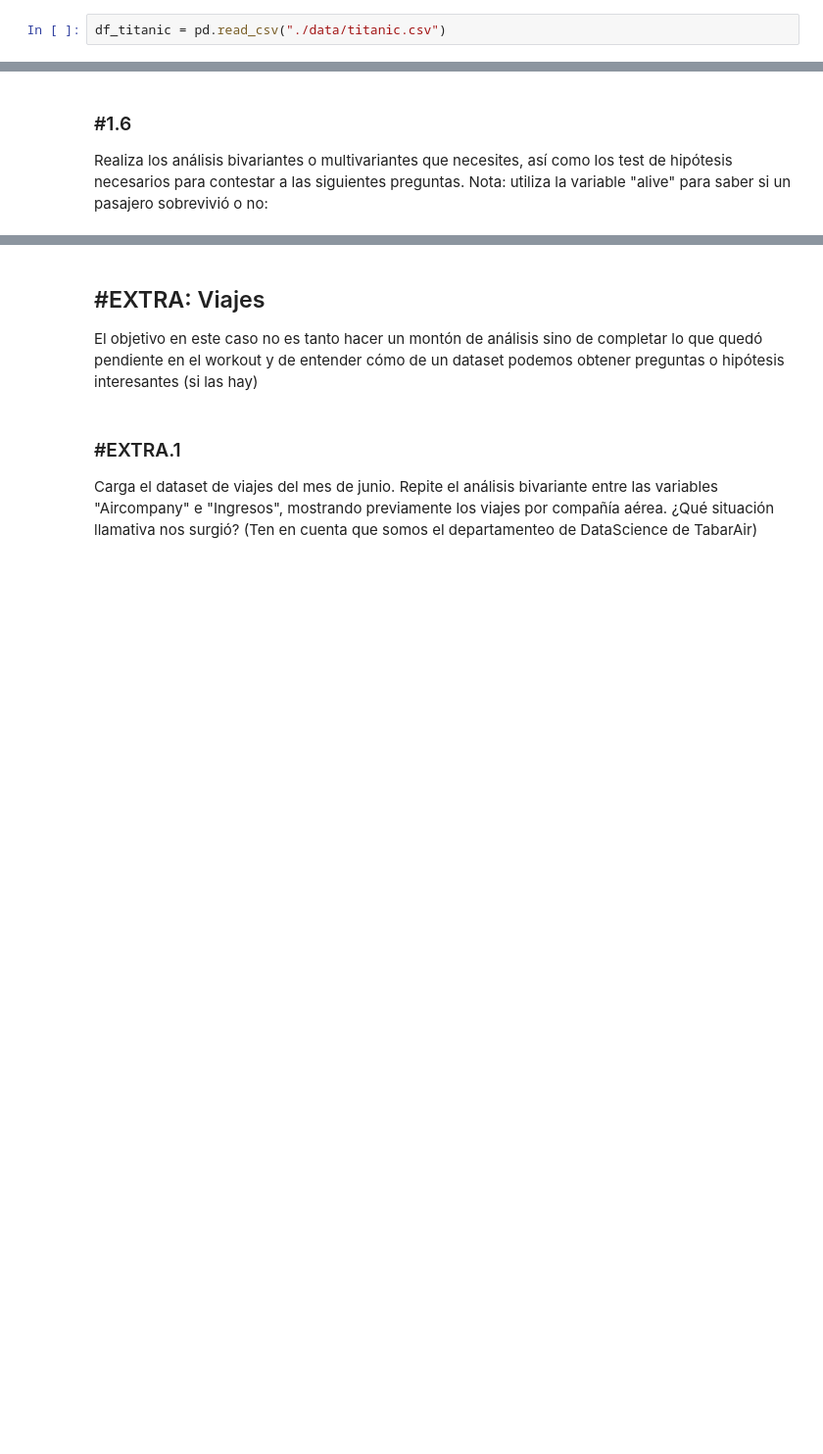
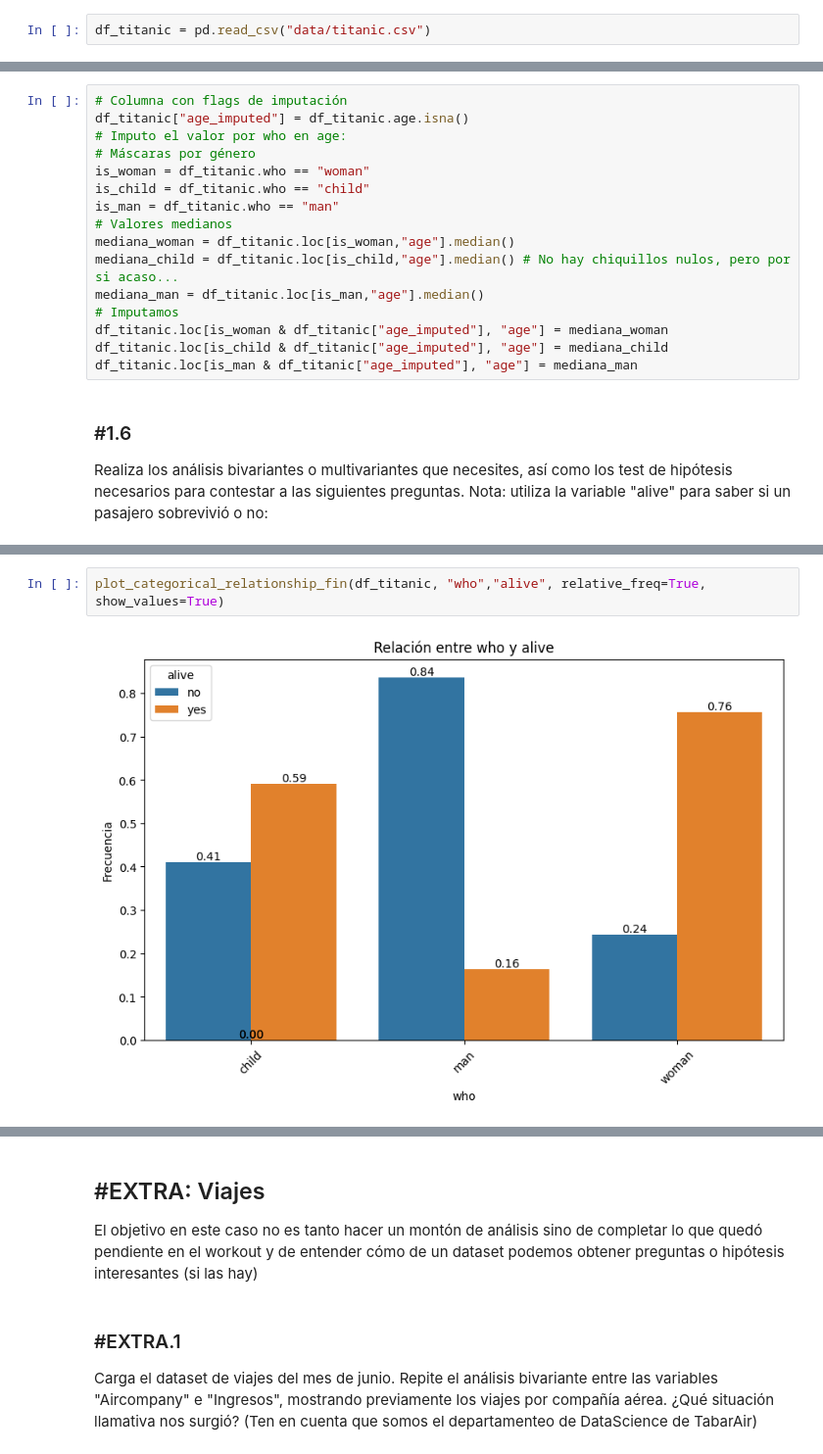
Before and after one commit to pablomoralesbaro/Ds-Online-PabloBaro, a Jupyter notebook: 03_Data_Analysis/Sprint_07/Unidad_02_Estadistica_Descriptiva_Multivariante/03_Practica_Obligatoria/18_Practica_Obligatoria_Multivariante.ipynb, the cells around one changed output, grey strips where cells are left out. Shown at 98% size. Cells and saved outputs as stored; diff of their text form; blank space fills up the shorter version.

```diff
--- a/03_Data_Analysis/Sprint_07/Unidad_02_Estadistica_Descriptiva_Multivariante/03_Practica_Obligatoria/18_Practica_Obligatoria_Multivariante.ipynb
+++ b/03_Data_Analysis/Sprint_07/Unidad_02_Estadistica_Descriptiva_Multivariante/03_Practica_Obligatoria/18_Practica_Obligatoria_Multivariante.ipynb
@@ -25,7 +53,7 @@ import seaborn as sns
 # %% [markdown]
 Carga en un dataframe el dataset del titanic, que está en la ruta "./data/titanic.csv".
 # %%
-df_titanic = pd.read_csv("./data/titanic.csv")
+df_titanic = pd.read_csv("data/titanic.csv")
 # %% [markdown]
 ### #1.2
 
@@ -90,6 +118,22 @@ df_titanic["age"] = df_titanic.groupby("who")["age"].transform(lambda s: s.filln
 
 # Si quedara algún NaN (p. ej., grupos enteros nulos), relleno final con la media global
 df_titanic["age"] = df_titanic["age"].fillna(df_titanic["age"].mean())
+# %%
+# Columna con flags de imputación
+df_titanic["age_imputed"] = df_titanic.age.isna()
+# Imputo el valor por who en age:
+# Máscaras por género
+is_woman = df_titanic.who == "woman"
+is_child = df_titanic.who == "child"
+is_man = df_titanic.who == "man"
+# Valores medianos
+mediana_woman = df_titanic.loc[is_woman,"age"].median()
+mediana_child = df_titanic.loc[is_child,"age"].median() # No hay chiquillos nulos, pero por si acaso...
+mediana_man = df_titanic.loc[is_man,"age"].median()
+# Imputamos
+df_titanic.loc[is_woman & df_titanic["age_imputed"], "age"] = mediana_woman
+df_titanic.loc[is_child & df_titanic["age_imputed"], "age"] = mediana_child
+df_titanic.loc[is_man & df_titanic["age_imputed"], "age"] = mediana_man
 # %% [markdown]
 ### #1.6
 
@@ -184,0 +175,4 @@ KeyError: 'grupo'
+# %%
+plot_categorical_relationship_fin(df_titanic, "who","alive", relative_freq=True, show_values=True)
+# %% [output]
+[figure, added]
```
Also changed, not shown: parts of 11 cells of this notebook, 7 other files.
